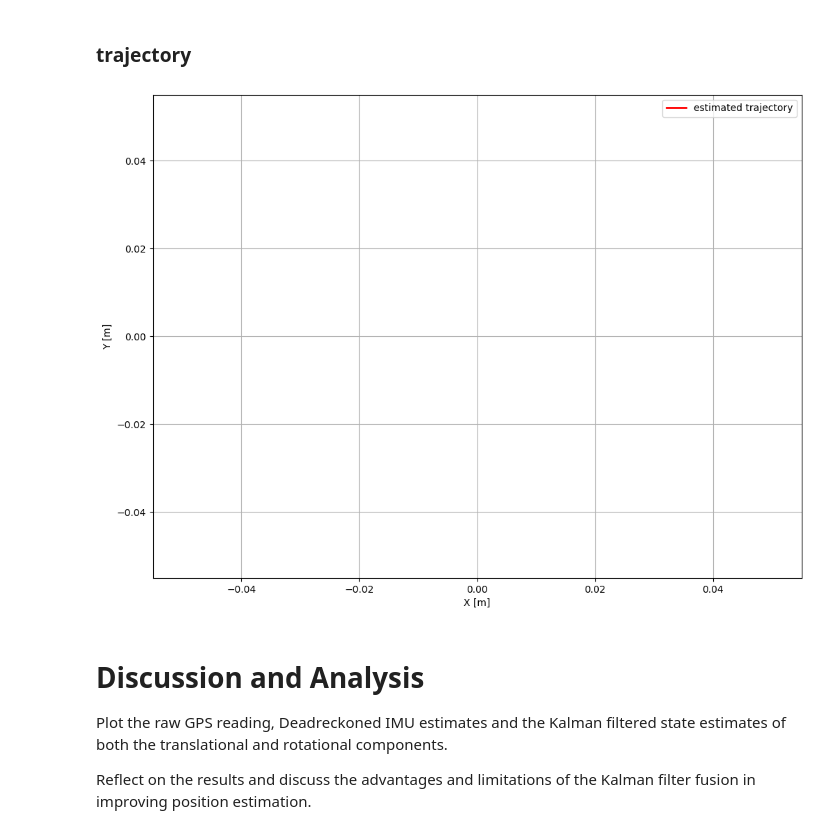
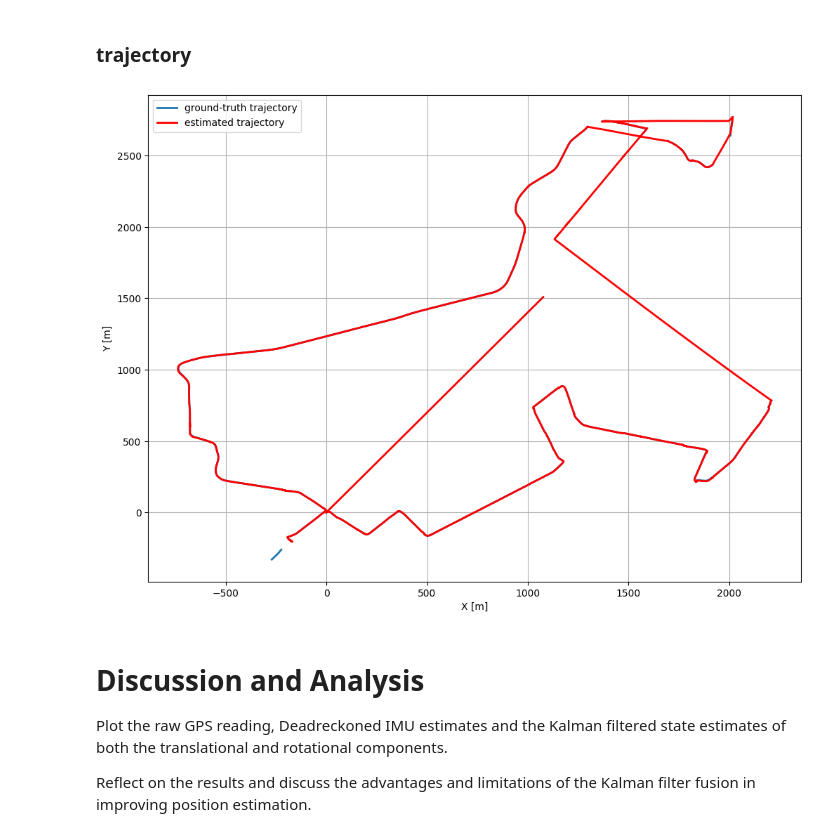
Before and after one commit to meuliano/AutonomousFieldRobotics, a Jupyter notebook: HW5/hw5_euliano.ipynb, the cells around one changed output. Cells and saved outputs as stored; diff of their text form; code cells hidden in the pictures.

```diff
--- a/HW5/hw5_euliano.ipynb
+++ b/HW5/hw5_euliano.ipynb
@@ -151,7 +169,9 @@ initial_yaw_std = np.pi
 initial_yaw = yaw_angle[0] + np.random.normal(0, initial_yaw_std)
 
 x = np.array([
-    gps_x[0],
-    gps_y[0],
+    my_gps_x[0],
+    my_gps_y[0],
     initial_yaw
 ])
+
+print(x)
@@ -222,9 +244,9 @@ print(gps_timestamps[0])
 # %%
 gps_timestamps = gps_time.index[np.logical_not(np.isnan(gps_x))]
 
-imu_timestamps = imu_time.index[54719:]
+imu_timestamps = imu_time.index[54719:588152]
 
-my_gps_data = interpolate_gps_data(imu_time.index[:], gps_time.index[np.logical_not(np.isnan(gps_x))], gps_x[np.logical_not(np.isnan(gps_x))], gps_y[np.logical_not(np.isnan(gps_x))])
+my_gps_data = interpolate_gps_data(imu_timestamps, gps_time.index[np.logical_not(np.isnan(gps_x))], gps_x[np.logical_not(np.isnan(gps_x))], gps_y[np.logical_not(np.isnan(gps_x))])
 # %%
 my_gps_x = []
 my_gps_y = []
@@ -265,4 +289,5 @@ nan
 from extended_kalman_filter import ExtendedKalmanFilter as EKF
 from utils import normalize_angles
 
-N = len(imu_time.index[:])  # number of data point
+N = len(imu_timestamps)  # number of data point
+print(N)
@@ -281,14 +308,14 @@ var_y = [P[1, 1],]
 var_theta = [P[2, 2],]
 
 t_last = 0.
-for t_idx in range(1, N-1):
-    t = imu_time.index[t_idx]
+for t_idx in range(1, N-20):
+    t = imu_timestamps[t_idx]
     dt = t - t_last
 
     # get control input `u = [v, omega] + noise`
     u = np.array([
-        imu_v[t_idx],
-        ang_vel[t_idx]
+        imu_v[t_idx + 54717],
+        ang_vel[t_idx+ 54717]
     ])
 
     # because velocity and yaw rate are multiplied with `dt` in state transition function,
@@ -334,20 +382,20 @@ var_theta = np.array(var_theta)
 # %%
 fig, ax = plt.subplots(1, 1, figsize=(12, 9))
 
-# xs, ys, _ = gt_trajectory_xyz
-# ax.plot(xs, ys, lw=2, label='ground-truth trajectory')
+xs, ys, _ = gt_trajectory_xyz
+ax.plot(xs, ys, lw=2, label='ground-truth trajectory')
 
 # xs, ys, _ = gt_trajectory_xyz
 # ax.plot(xs, ys, lw=0, marker='.', markersize=4, alpha=1., label='observed trajectory')
 
-ax.plot(mu_x, mu_y, lw=2, label='estimated trajectory', color='r')
+ax.plot(mu_x[20:], mu_y[20:], lw=2, label='estimated trajectory', color='r')
 
 ax.set_xlabel('X [m]')
 ax.set_ylabel('Y [m]')
 ax.legend()
 ax.grid()
 # %% [output]
-[figure, old version]
+[figure, new version]
 # %% [markdown]
 # Discussion and Analysis
 Plot the raw GPS reading, Deadreckoned IMU estimates and the Kalman filtered state estimates of both the translational and rotational components.
```
Also changed, not shown: parts of 6 cells of this notebook.
